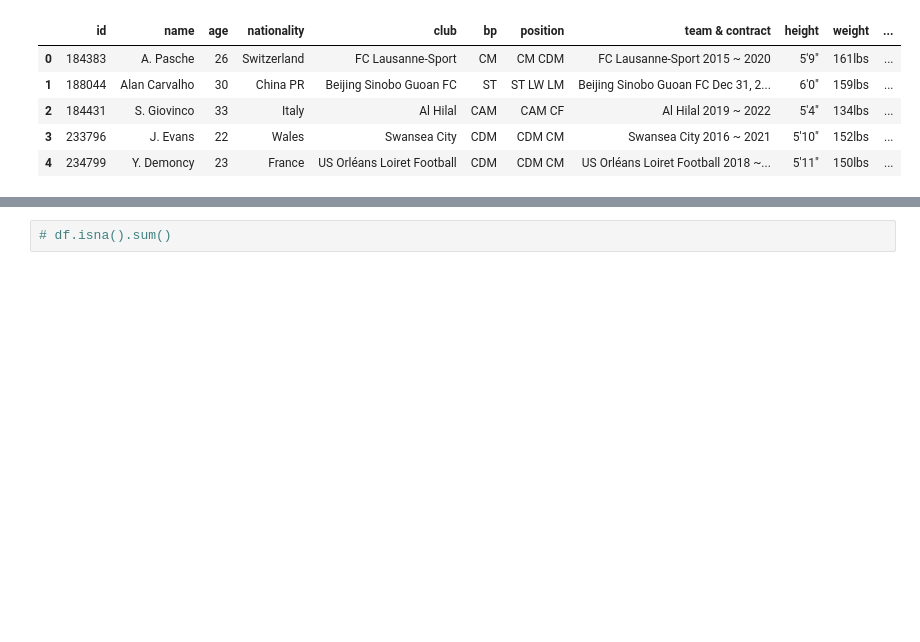
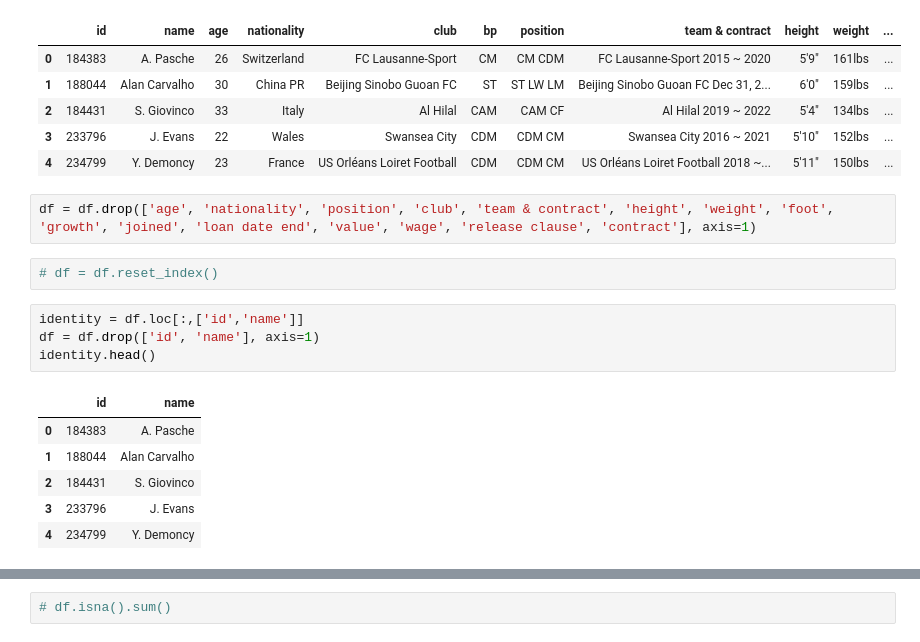
Before and after one commit to SangreNocturna/Fifa_LaLiga, a Jupyter notebook: Fifa_LaLiga-main/fifa21data.ipynb, the cells around one changed output, grey strips where cells are left out. Drawn from its saved outputs; the diff is of its cells as text; blank space fills up the shorter version.

```diff
--- a/Fifa_LaLiga-main/fifa21data.ipynb
+++ b/Fifa_LaLiga-main/fifa21data.ipynb
@@ -27,3 +27,18 @@ df.head()
 | 2 | 184431 | S. Giovinco | 33 | Italy | Al Hilal | CAM | CAM CF | Al Hilal 2019 ~ 2022 | 5'4" | 134lbs | ... |
 | 3 | 233796 | J. Evans | 22 | Wales | Swansea City | CDM | CDM CM | Swansea City 2016 ~ 2021 | 5'10" | 152lbs | ... |
 | 4 | 234799 | Y. Demoncy | 23 | France | US Orléans Loiret Football | CDM | CDM CM | US Orléans Loiret Football 2018 ~... | 5'11" | 150lbs | ... |
+# %%
+df = df.drop(['age', 'nationality', 'position', 'club', 'team & contract', 'height', 'weight', 'foot', 'growth', 'joined', 'loan date end', 'value', 'wage', 'release clause', 'contract'], axis=1)
+# %%
+# df = df.reset_index()
+# %%
+identity = df.loc[:,['id','name']]
+df = df.drop(['id', 'name'], axis=1)
+identity.head()
+# %% [output]
+|  | id | name |
+| 0 | 184383 | A. Pasche |
+| 1 | 188044 | Alan Carvalho |
+| 2 | 184431 | S. Giovinco |
+| 3 | 233796 | J. Evans |
+| 4 | 234799 | Y. Demoncy |
```
Also changed, not shown: parts of 26 cells of this notebook.
